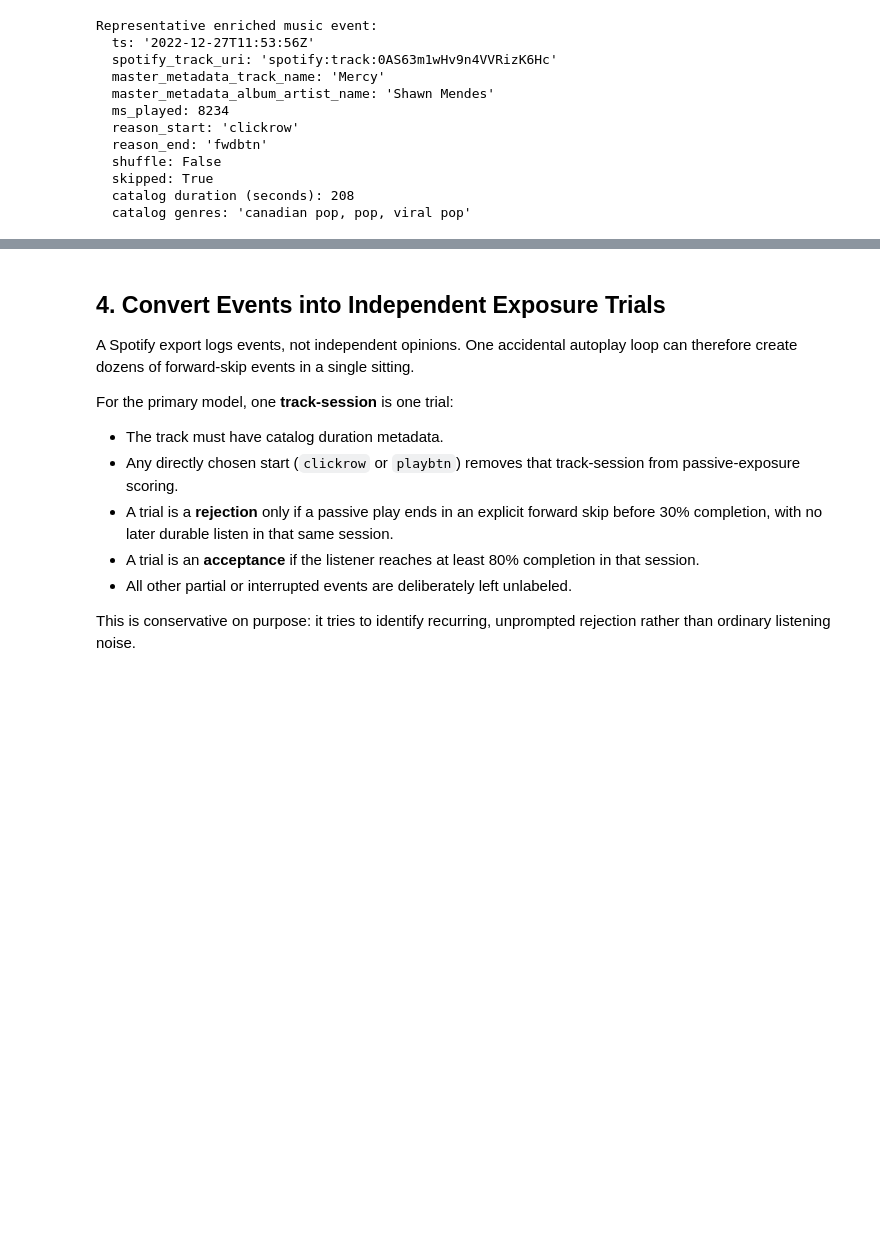
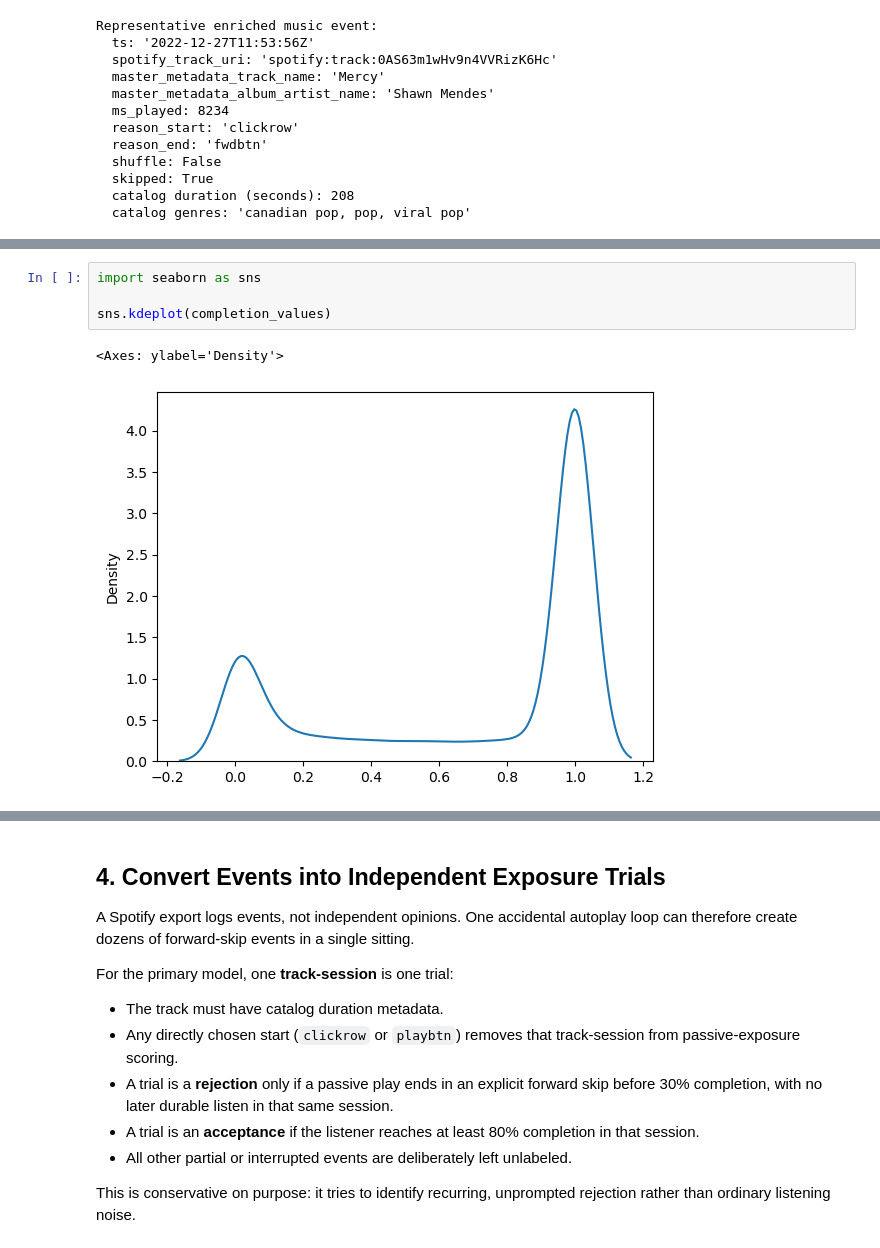
Before and after one commit to kaleb-asefa/rewind, a Jupyter notebook: notebooks/contextual_rejection_model.ipynb, the cells around one changed output, grey strips where cells are left out. Cells and saved outputs as stored; diff of their text form; blank space fills up the shorter version.

Commit message:
add visualization and regression

```diff
--- a/notebooks/contextual_rejection_model.ipynb
+++ b/notebooks/contextual_rejection_model.ipynb
@@ -267,0 +401,7 @@ Representative enriched music event:
+# %%
+import seaborn as sns
+
+sns.kdeplot(completion_values)
+# %% [output]
+<Axes: ylabel='Density'>
+[figure, added]
```
Also changed, not shown: parts of 14 cells of this notebook.
